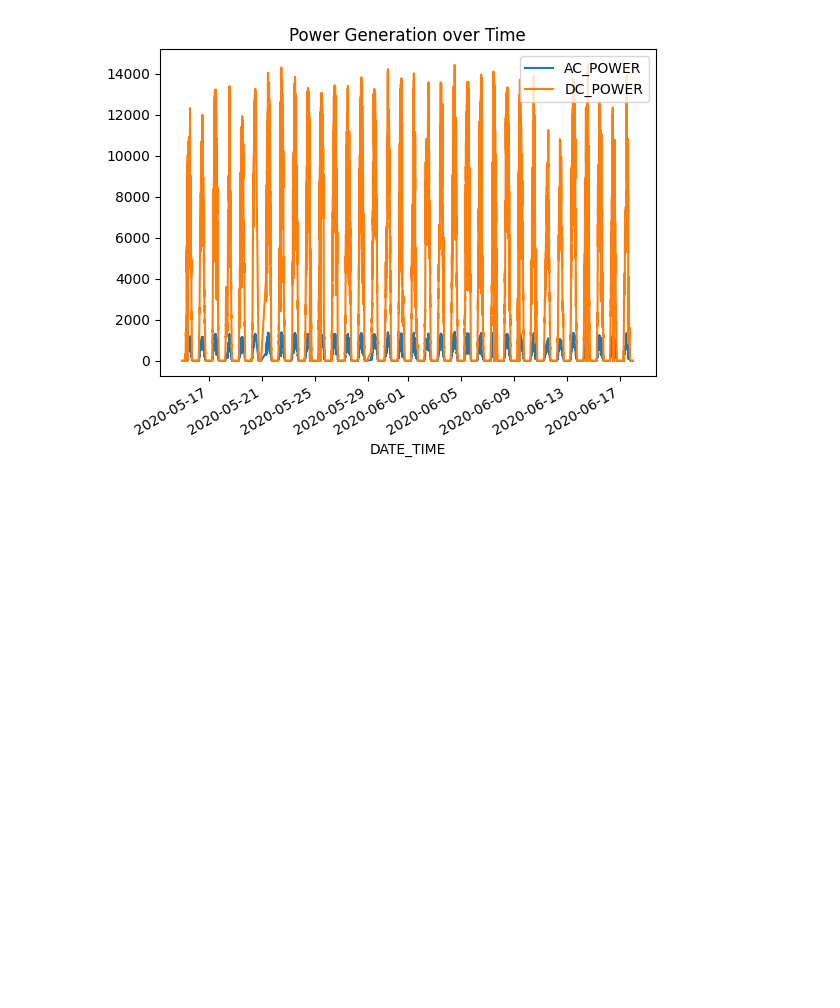
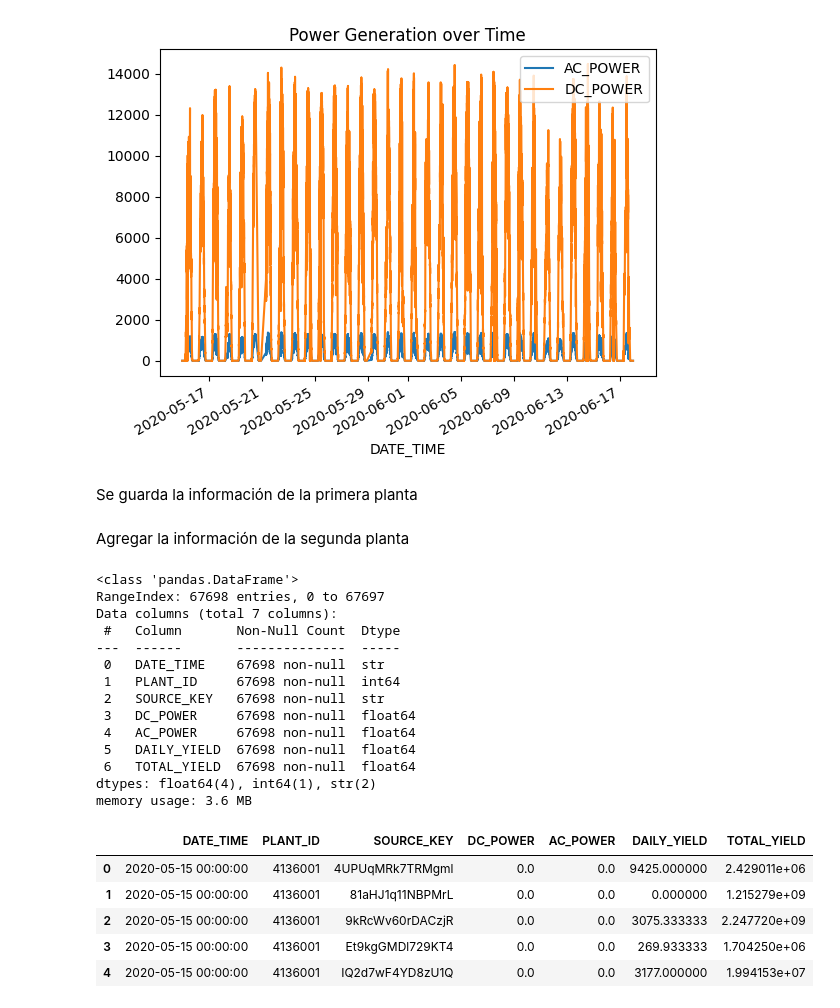
Before and after one commit to HomeroEM/solar-forecasting, a Jupyter notebook: notebooks/1_data_cleaning.ipynb, the cells around one changed output. Saved outputs shown, nothing was run; the diff lists cells and outputs as text; code cells hidden in the pictures; blank space fills up the shorter version.

Commit message:
feat(data-cleaning): limpiar planta 1, exportar a processed e importar planta 2

```diff
--- a/notebooks/1_data_cleaning.ipynb
+++ b/notebooks/1_data_cleaning.ipynb
@@ -159,0 +188,2 @@ plt.show()
+# %% [markdown]
+Se guarda la información de la primera planta
@@ -159,0 +193,27 @@ plt.show()
+# %% [markdown]
+Agregar la información de la segunda planta
+# %%
+p2gen = pd.read_csv('../data/raw/Plant_2_Generation_Data.csv')
+p2gen.info()
+p2gen.head()
+# %% [output]
+<class 'pandas.DataFrame'>
+RangeIndex: 67698 entries, 0 to 67697
+Data columns (total 7 columns):
+ #   Column       Non-Null Count  Dtype
+---  ------       --------------  -----
+ 0   DATE_TIME    67698 non-null  str
+ 1   PLANT_ID     67698 non-null  int64
+ 2   SOURCE_KEY   67698 non-null  str
+ 3   DC_POWER     67698 non-null  float64
+ 4   AC_POWER     67698 non-null  float64
+ 5   DAILY_YIELD  67698 non-null  float64
+ 6   TOTAL_YIELD  67698 non-null  float64
+dtypes: float64(4), int64(1), str(2)
+memory usage: 3.6 MB
+|  | DATE_TIME | PLANT_ID | SOURCE_KEY | DC_POWER | AC_POWER | DAILY_YIELD | TOTAL_YIELD |
+| 0 | 2020-05-15 00:00:00 | 4136001 | 4UPUqMRk7TRMgml | 0.0 | 0.0 | 9425.000000 | 2.429011e+06 |
+| 1 | 2020-05-15 00:00:00 | 4136001 | 81aHJ1q11NBPMrL | 0.0 | 0.0 | 0.000000 | 1.215279e+09 |
+| 2 | 2020-05-15 00:00:00 | 4136001 | 9kRcWv60rDACzjR | 0.0 | 0.0 | 3075.333333 | 2.247720e+09 |
+| 3 | 2020-05-15 00:00:00 | 4136001 | Et9kgGMDl729KT4 | 0.0 | 0.0 | 269.933333 | 1.704250e+06 |
+| 4 | 2020-05-15 00:00:00 | 4136001 | IQ2d7wF4YD8zU1Q | 0.0 | 0.0 | 3177.000000 | 1.994153e+07 |
```
Also changed, not shown: parts of 14 cells of this notebook.
